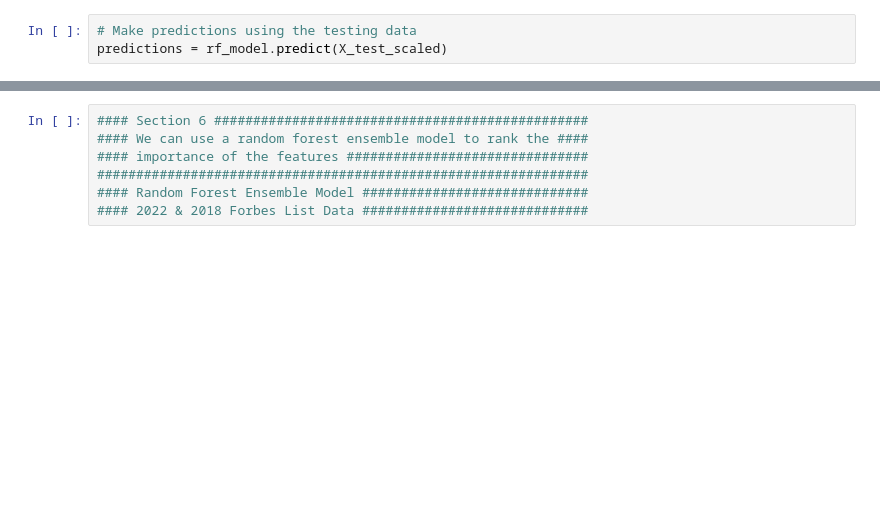
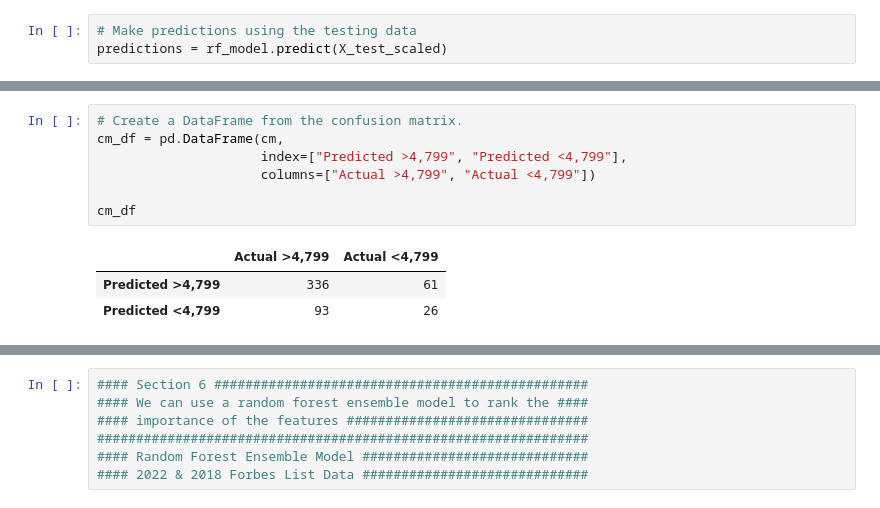
Before and after one commit to SEngel23/Billionaire_Analysis, a Jupyter notebook: machine_learning_model.ipynb, the cells around one changed output, grey strips where cells are left out. Cells and saved outputs as stored; diff of their text form; blank space fills up the shorter version.

```diff
--- a/machine_learning_model.ipynb
+++ b/machine_learning_model.ipynb
@@ -450,3 +450,14 @@ Accuracy Score: 0.7344961240310077
+# %%
+# Create a DataFrame from the confusion matrix.
+cm_df = pd.DataFrame(cm,
+                     index=["Predicted >4,799", "Predicted <4,799"],
+                     columns=["Actual >4,799", "Actual <4,799"])
+
+cm_df
+# %% [output]
+|  | Actual >4,799 | Actual <4,799 |
+| Predicted >4,799 | 336 | 61 |
+| Predicted <4,799 | 93 | 26 |
 # %%
 # print the classification report
 print("Classification Report")
```
Also changed, not shown: parts of 26 cells of this notebook, 7 other files.
